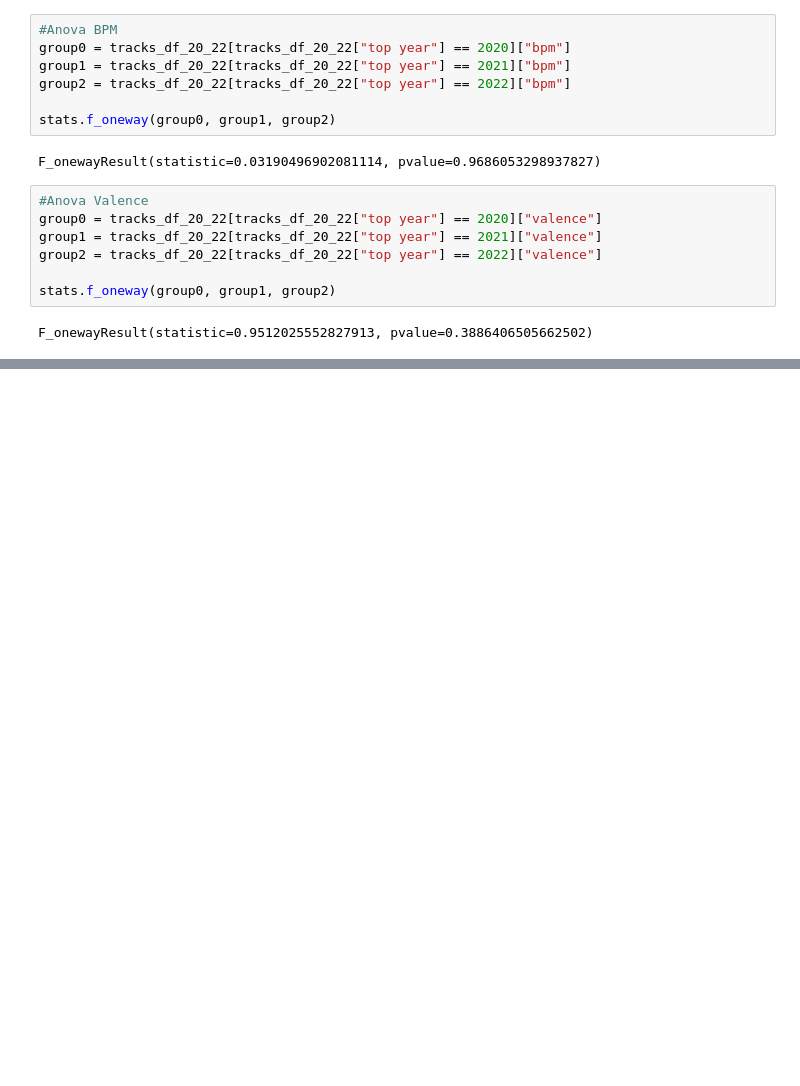
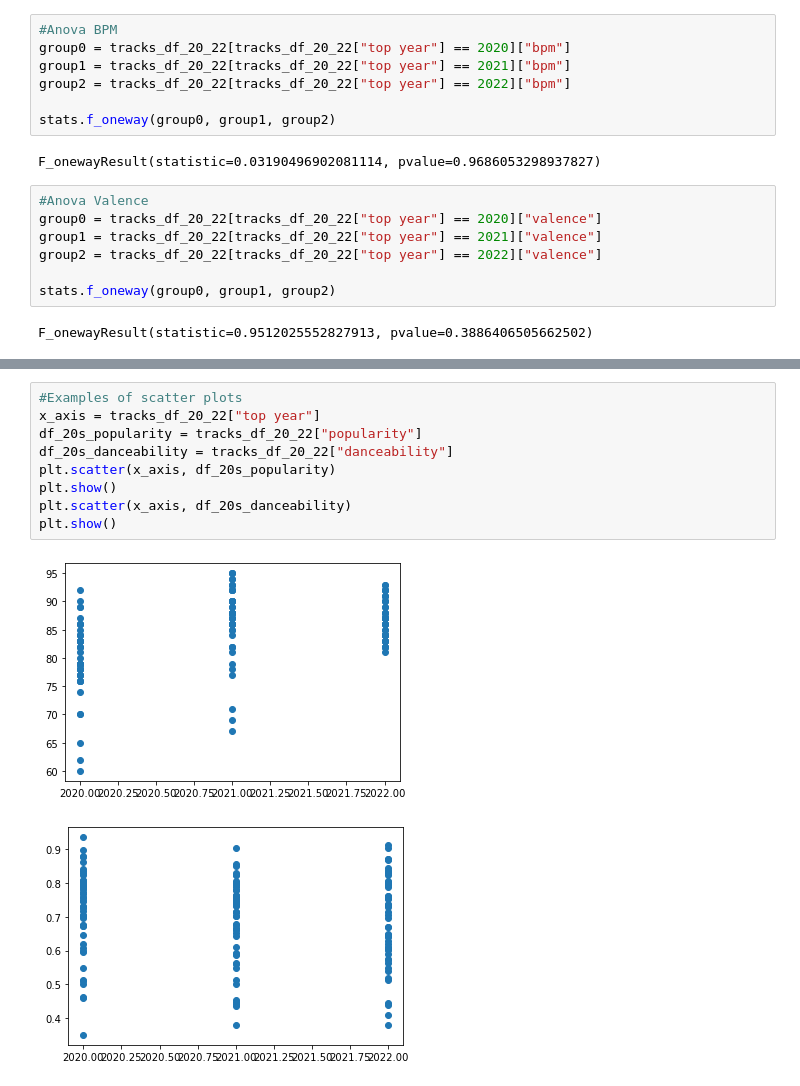
Before and after one commit to codyallison/Spotify-Top-Hits-Data-Analysis, a Jupyter notebook: Data/2020_2022_playlist.ipynb, the cells around one changed output, grey strips where cells are left out. Drawn from its saved outputs; the diff is of its cells as text; blank space fills up the shorter version.

```diff
--- a/Data/2020_2022_playlist.ipynb
+++ b/Data/2020_2022_playlist.ipynb
@@ -69,0 +79,12 @@ F_onewayResult(statistic=0.9512025552827913, pvalue=0.3886406505662502)
+# %%
+#Examples of scatter plots
+x_axis = tracks_df_20_22["top year"]
+df_20s_popularity = tracks_df_20_22["popularity"]
+df_20s_danceability = tracks_df_20_22["danceability"]
+plt.scatter(x_axis, df_20s_popularity)
+plt.show()
+plt.scatter(x_axis, df_20s_danceability)
+plt.show()
+# %% [output]
+[figure, added]
+[figure, added]
```
Also changed, not shown: parts of 3 cells of this notebook, 1 other file.
